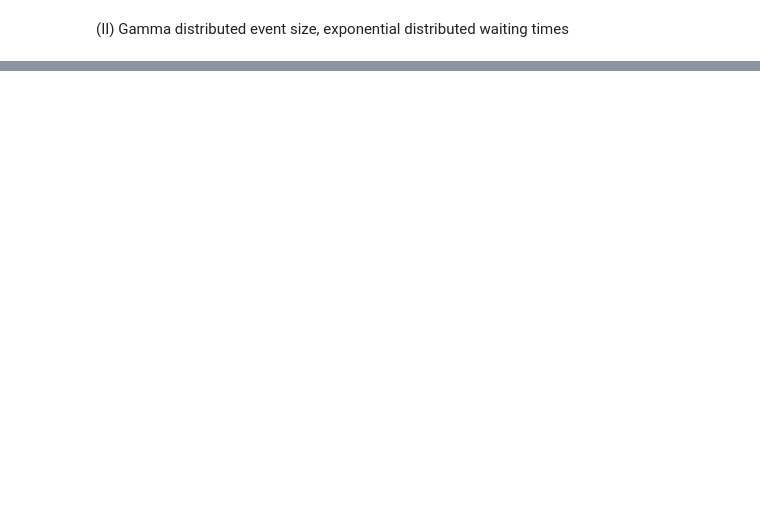
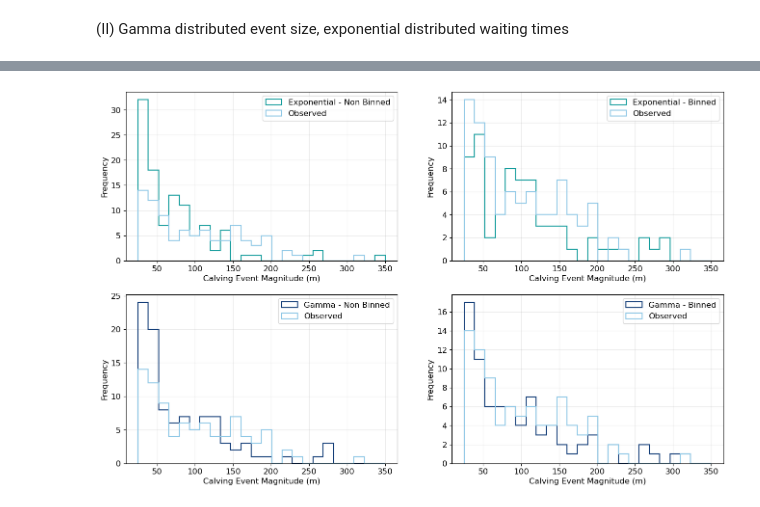
Before and after one commit to sofiasuhinin/Jakobshavn-Isbrae-CalvingStatistics, a Jupyter notebook: calving_statistics/4_calvingseries_statistics.ipynb, the cells around one changed output, grey strips where cells are left out. Drawn from its saved outputs; the diff is of its cells as text; code cells hidden in the pictures; blank space fills up the shorter version.

```diff
--- a/calving_statistics/4_calvingseries_statistics.ipynb
+++ b/calving_statistics/4_calvingseries_statistics.ipynb
@@ -974,0 +996,86 @@ plt.show()
+# %%
+# histograma of calving magntiudes - observed,
+# and then synthetic non binned,
+# and then synthetic binned
+
+fig, ax  = plt.subplots(2, 2, figsize = (16,10))
+
+# observed and exp - non binned
+ax[0,0].hist(
+    [observed["calving_positive"],
+    synthetic_exp["synthetic_calving"]],
+    bins=np.linspace(25,350, 25),
+    histtype="step",
+    linewidth=1.5,
+    color = [light_blue, teal],
+    label = ["Observed", "Exponential - Non Binned"]
+)
+
+# observed and exp - binned
+ax[0,1].hist(
+    [observed["calving_positive"],
+    synthetic_exp_intervals["calving"]],
+    bins=np.linspace(25,350, 25),
+    histtype="step",
+    linewidth=1.5,
+    color = [light_blue, teal],
+    label = ["Observed", "Exponential - Binned"]
+)
+
+#observed and gamma - non binned
+ax[1,0].hist(
+    [observed["calving_positive"],
+    synthetic_gamma["synthetic_calving"]],
+    bins=np.linspace(25,350, 25),
+    histtype="step",
+    linewidth=1.5,
+    color = [light_blue, dark_blue],
+    label = ["Observed", "Gamma - Non Binned"]
+)
+#observed and gamma - binned
+ax[1,1].hist(
+    [observed["calving_positive"],
+    synthetic_gamma_intervals["calving"]],
+    bins=np.linspace(25,350, 25),
+    histtype="step",
+    linewidth=1.5,
+    color = [light_blue, dark_blue],
+    label = ["Observed", "Gamma - Binned"]
+)
+
+for ax in ax.ravel():
+    ax.set_xlabel("Calving Event Magnitude (m)")
+    ax.set_ylabel("Frequency")
+    ax.grid(True, alpha=0.25)
+    ax.legend()
+plt.show()
+
+fig, ax = plt.subplots(1,2,  figsize=(16, 4))
+
+ax[0].hist(
+    [observed["calving_positive"],
+    synthetic_exp["synthetic_calving"], synthetic_gamma["synthetic_calving"]],
+    bins=np.linspace(25,350, 25),
+    histtype="step",
+    linewidth=1.5,
+    color = [light_blue, teal, dark_blue],
+    label = ["Observed", "Exponential - Non Binned", "Gamma - Non Binned"]
+)
+
+ax[1].hist(
+    [observed["calving_positive"],
+    synthetic_exp_intervals["calving"], synthetic_gamma_intervals["calving"]],
+    bins=np.linspace(25,350, 25),
+    histtype="step",
+    linewidth=1.5,
+    color = [light_blue, teal, dark_blue],
+    label = ["Observed", "Exponential - Binned", "Gamma - Binned"]
+)
+
+for ax in ax.ravel():
+    ax.set_xlabel("Calving Event Magnitude (m)")
+    ax.set_ylabel("Frequency")
+    ax.grid(True, alpha=0.25)
+    ax.legend()
+# %% [output]
+[figure, added]
```
Also changed, not shown: parts of 48 cells of this notebook, 1 other file.
